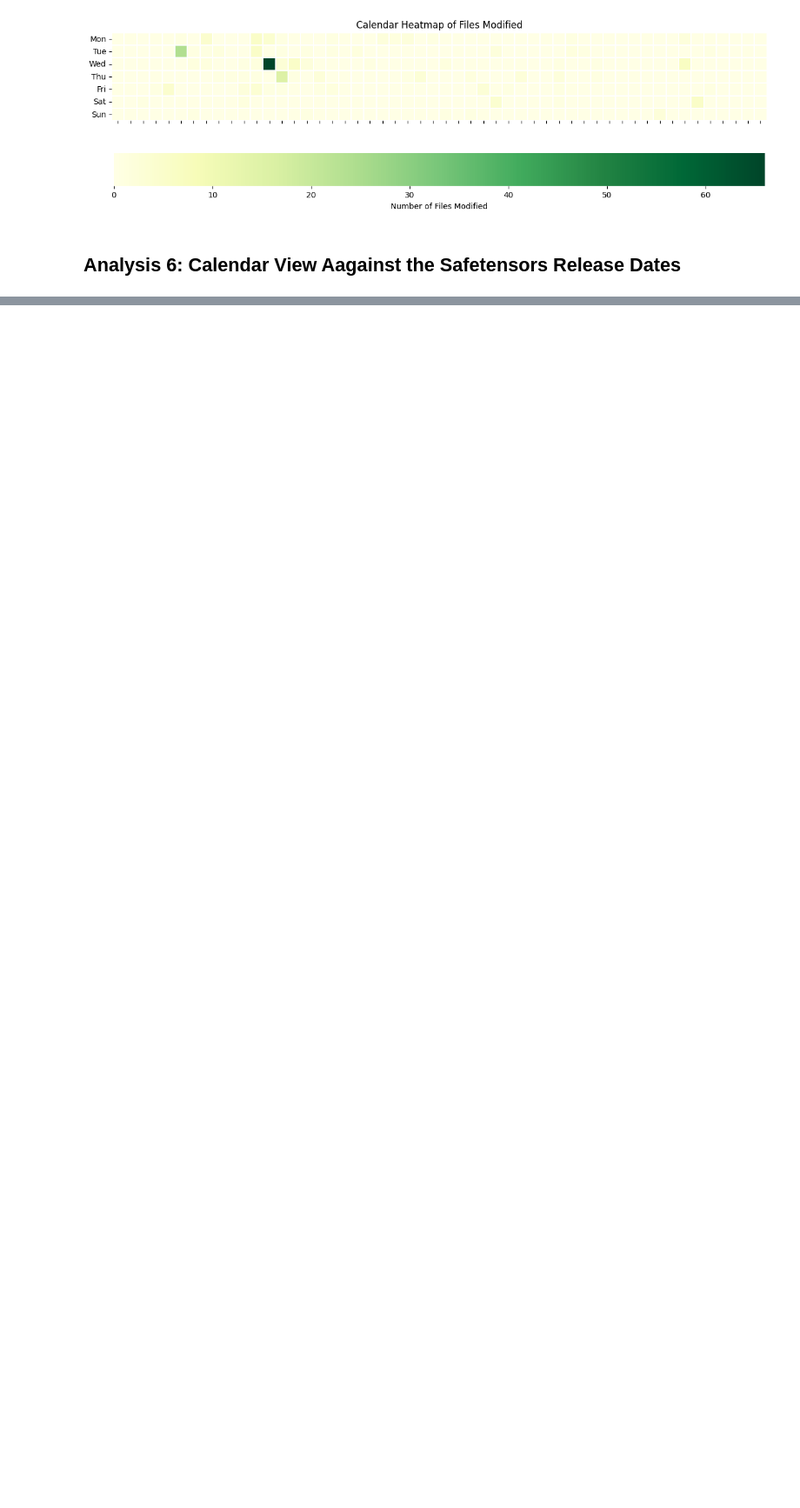
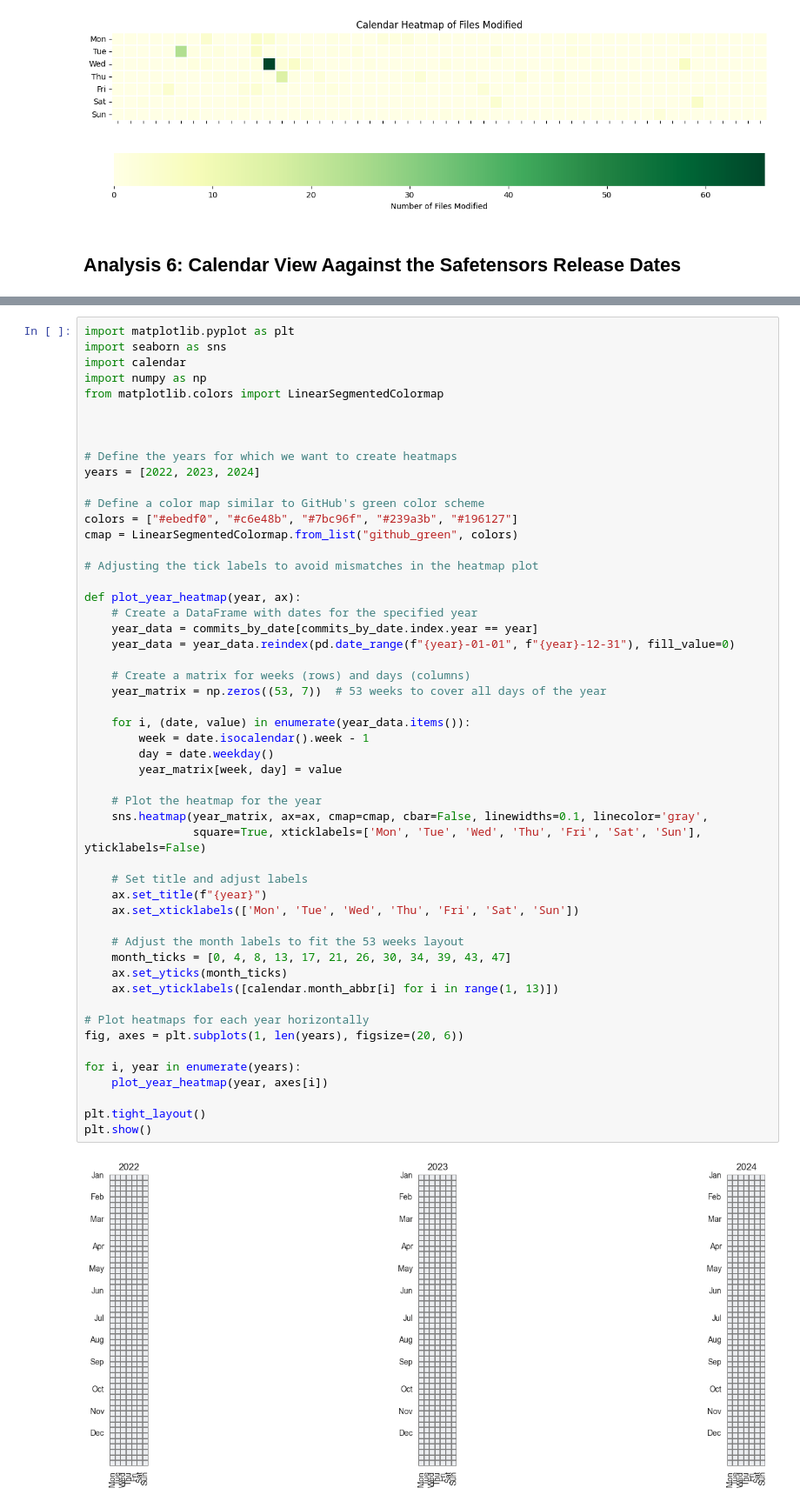
Before and after one commit to s2e-lab/model-evolution, a Jupyter notebook: scripts/notebooks/rq1_analysis.ipynb, the cells around one changed output, grey strips where cells are left out. Shown at 87% size. Drawn from its saved outputs; the diff is of its cells as text; blank space fills up the shorter version.

Commit message:
adjusted rq1 to plot calendar view

```diff
--- a/scripts/notebooks/rq1_analysis.ipynb
+++ b/scripts/notebooks/rq1_analysis.ipynb
@@ -345,0 +247,54 @@ TypeError: datetime64 type does not support sum operations
+# %%
+import matplotlib.pyplot as plt
+import seaborn as sns
+import calendar
+import numpy as np
+from matplotlib.colors import LinearSegmentedColormap
+
+
+
+# Define the years for which we want to create heatmaps
+years = [2022, 2023, 2024]
+
+# Define a color map similar to GitHub's green color scheme
+colors = ["#ebedf0", "#c6e48b", "#7bc96f", "#239a3b", "#196127"]
+cmap = LinearSegmentedColormap.from_list("github_green", colors)
+
+# Adjusting the tick labels to avoid mismatches in the heatmap plot
+
+def plot_year_heatmap(year, ax):
+    # Create a DataFrame with dates for the specified year
+    year_data = commits_by_date[commits_by_date.index.year == year]
+    year_data = year_data.reindex(pd.date_range(f"{year}-01-01", f"{year}-12-31"), fill_value=0)
+
+    # Create a matrix for weeks (rows) and days (columns)
+    year_matrix = np.zeros((53, 7))  # 53 weeks to cover all days of the year
+
+    for i, (date, value) in enumerate(year_data.items()):
+        week = date.isocalendar().week - 1
+        day = date.weekday()
+        year_matrix[week, day] = value
+
+    # Plot the heatmap for the year
+    sns.heatmap(year_matrix, ax=ax, cmap=cmap, cbar=False, linewidths=0.1, linecolor='gray',
+                square=True, xticklabels=['Mon', 'Tue', 'Wed', 'Thu', 'Fri', 'Sat', 'Sun'], yticklabels=False)
+
+    # Set title and adjust labels
+    ax.set_title(f"{year}")
+    ax.set_xticklabels(['Mon', 'Tue', 'Wed', 'Thu', 'Fri', 'Sat', 'Sun'])
+
+    # Adjust the month labels to fit the 53 weeks layout
+    month_ticks = [0, 4, 8, 13, 17, 21, 26, 30, 34, 39, 43, 47]
+    ax.set_yticks(month_ticks)
+    ax.set_yticklabels([calendar.month_abbr[i] for i in range(1, 13)])
+
+# Plot heatmaps for each year horizontally
+fig, axes = plt.subplots(1, len(years), figsize=(20, 6))
+
+for i, year in enumerate(years):
+    plot_year_heatmap(year, axes[i])
+
+plt.tight_layout()
+plt.show()
+# %% [output]
+[figure, added]
```
Also changed, not shown: parts of 2 cells of this notebook.
